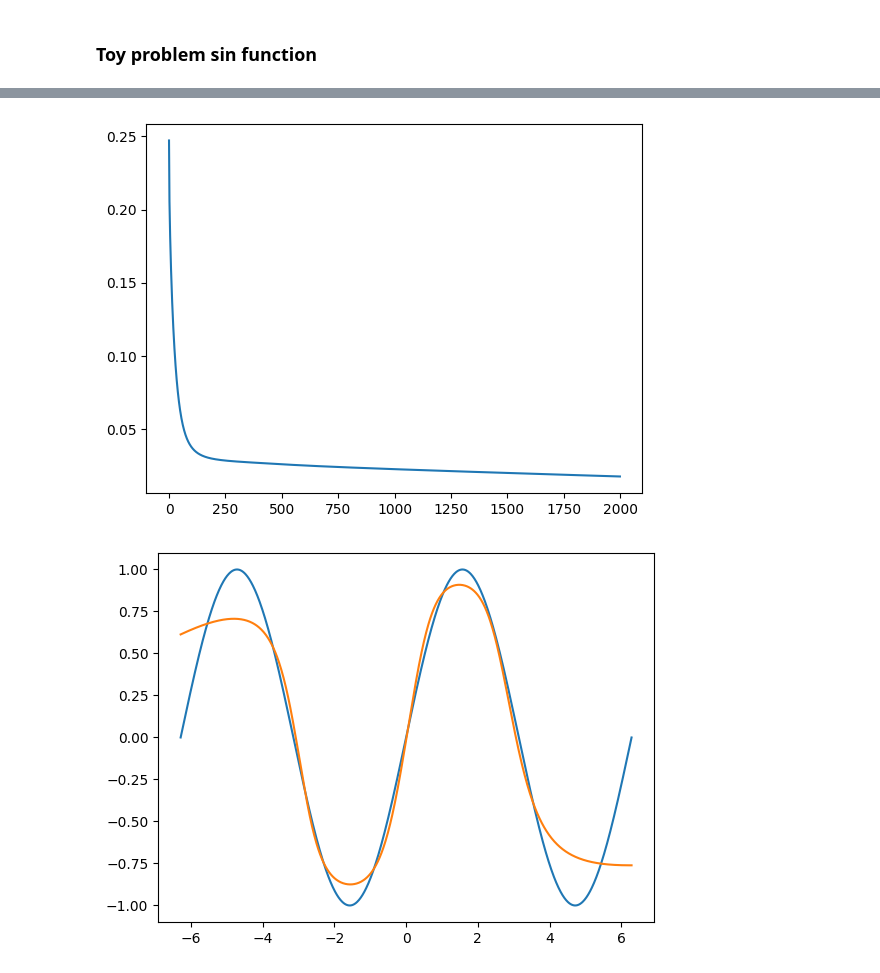
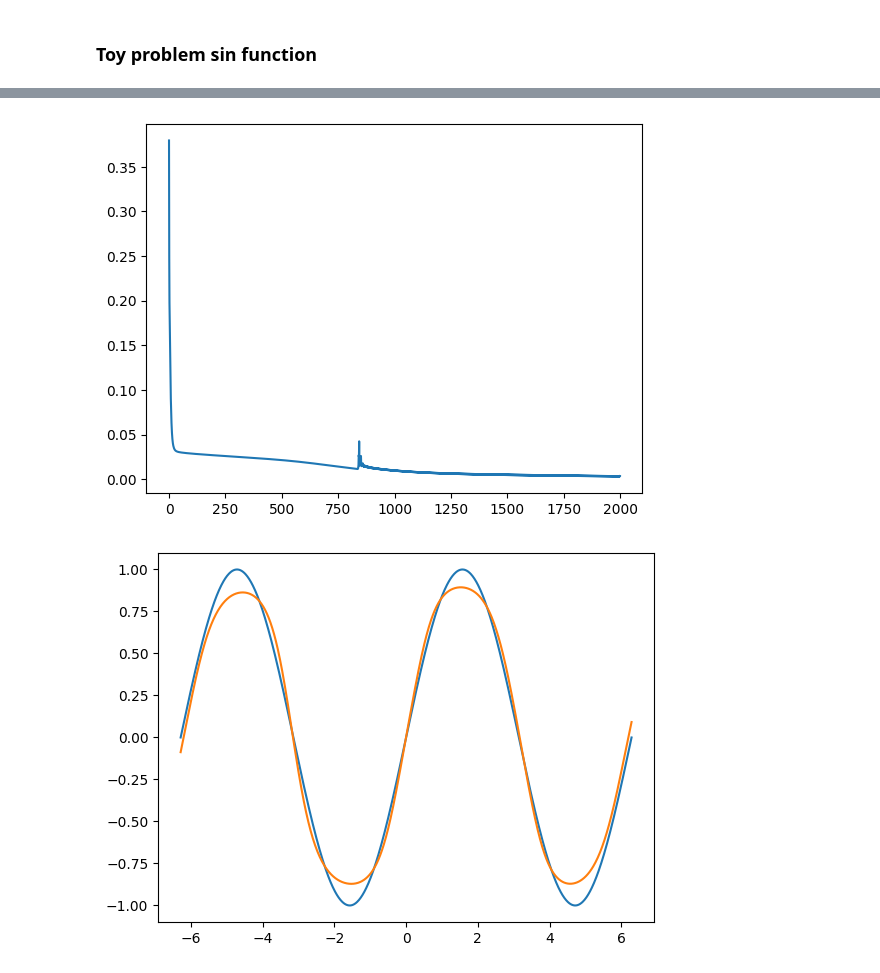
Before and after one commit to kvschaitanya/Building-an-ANN-using-Backpropagation-from-scratch, a Jupyter notebook: Layer.ipynb, the cells around one changed output, grey strips where cells are left out. Saved outputs shown, nothing was run; the diff lists cells and outputs as text; code cells hidden in the pictures.

```diff
--- a/Layer.ipynb
+++ b/Layer.ipynb
@@ -111,14 +47,14 @@ nn.add(ActivationLayer(tanh, d_tanh))
 nn.add(DenseLayer(20, 1))
 nn.add(ActivationLayer(tanh, d_tanh))
 
-nn.compile(MSE, d_MSE)
+nn.compile(MSE, d_MSE, NAGOptimizer(0.0001))
 # %%
-history = nn.fit(X, y, 2000, 0.0001)
+history = nn.fit(X, y, 2000)
 plt.plot(history)
 plt.show()
 plt.plot(X[:, 0], y[:, 0])
 plt.plot(X[:, 0], nn.predict(X)[:, 0])
 plt.show()
 # %% [output]
-[figure, old version]
+[figure, new version]
-[figure, old version]
+[figure, new version]
```
Also changed, not shown: parts of 10 cells of this notebook, 4 other files.
